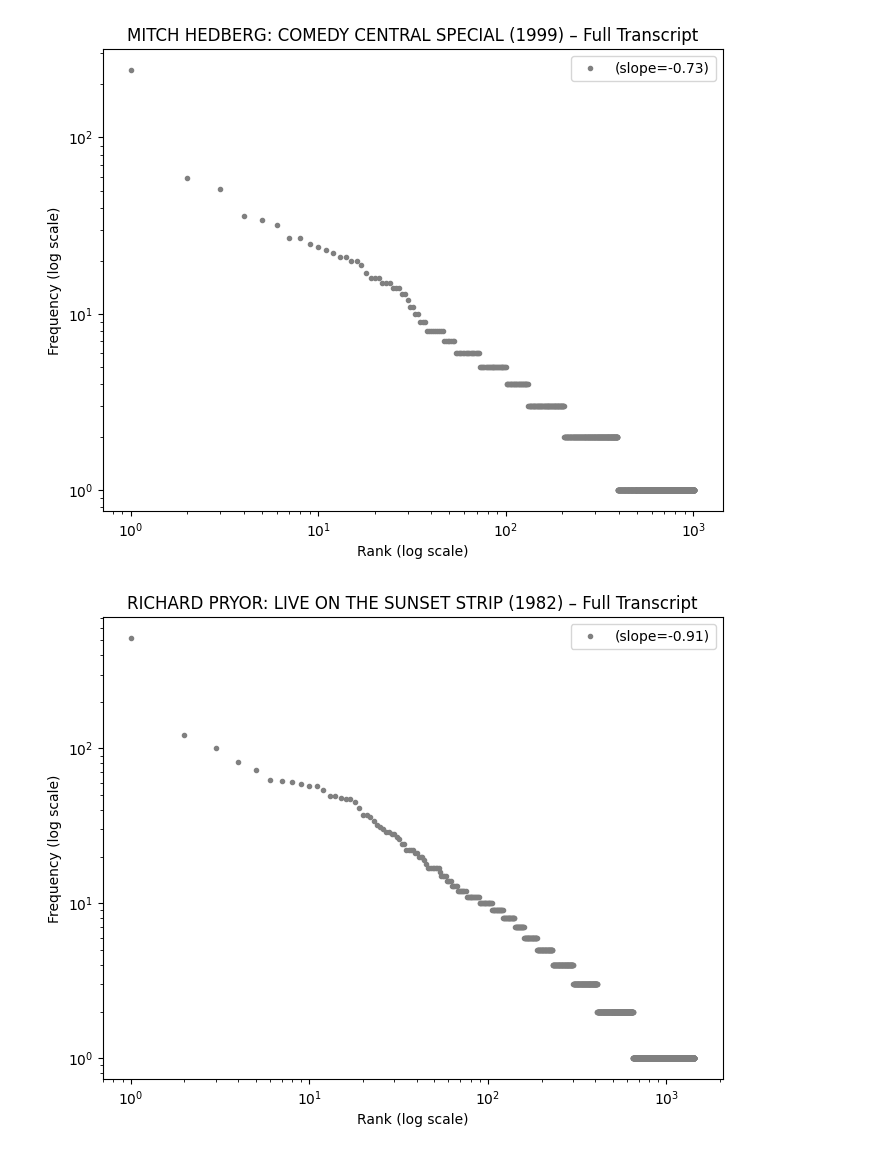
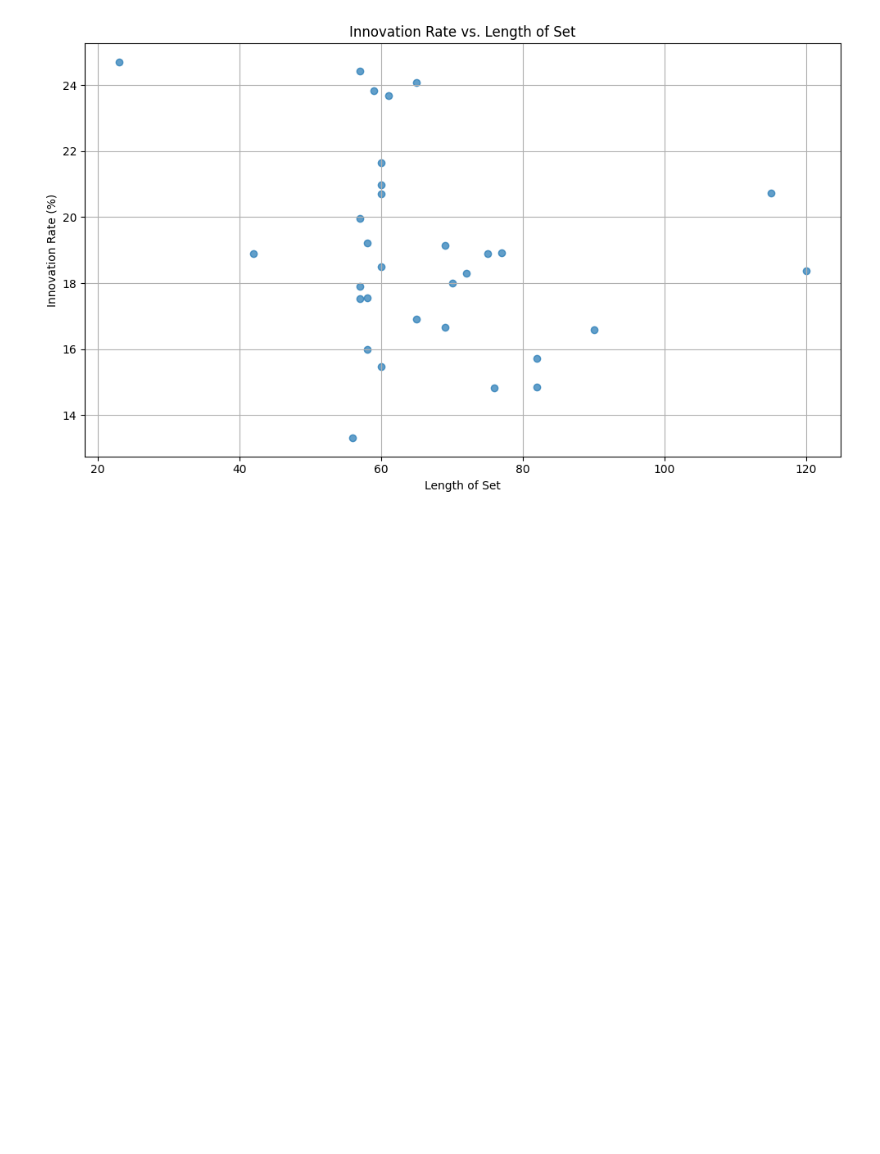
Before and after one commit to marobinette/pocs, a Jupyter notebook: project/data_functions.ipynb, the cells around one changed output. Drawn from its saved outputs; the diff is of its cells as text; code cells hidden in the pictures; blank space fills up the shorter version.

Commit message:
plot innovation rate against set length

```diff
--- a/project/data_functions.ipynb
+++ b/project/data_functions.ipynb
@@ -13,19 +13,10 @@ from scipy.stats import linregress
 download('punkt')
 download('stopwords')
 
-url = 'https://raw.githubusercontent.com/marobinette/pocs/main/project/comedy_data_latest.csv'
+url = 'https://raw.githubusercontent.com/marobinette/pocs/main/project/comedy_data_10_26.csv'
 
-# Reading the CSV file from the URL
 df = pd.read_csv(url)
-
-# Check the columns in the dataframe
-print(df.columns)
-
-# Assuming the correct columns are 'title', 'length', and 'transcript'
 df = df[['title', 'length', 'transcript']]
-
-# Display the first few rows
-print(df.head())
 
 def export_comedian_word_data(word_data, comedian):
     """
@@ -59,7 +50,7 @@ def get_word_data(words):
 
     return word_data
 
-def tokenize_words(text, remove_stop_wprds = False):
+def tokenize_words(text, remove_stop_words = False):
     """
     Tokenizes the text into words, with an option to remove stopwords.
 
@@ -76,7 +67,7 @@ def tokenize_words(text, remove_stop_wprds = False):
     tokenizer = RegexpTokenizer(r'\w+')
     words = tokenizer.tokenize(text)
 
-    if remove_stop_wprds:
+    if remove_stop_words:
         stop_words = set(stopwords.words('english'))
         words = [word for word in words if word not in stop_words]
 
@@ -97,21 +88,39 @@ def calculate_innovation_rate(words):
     innovation_rate = len(unique_words) / total_words if total_words > 0 else 0
     return innovation_rate
 
-def print_innovation_rate_data(df):
+def get_innovation_rate_data(df):
+    """
+    Returns a DataFrame with title, innovation rate, and length of set for each comedian.
+    """
+    titles = []
+    lengths = []  # Renamed to avoid overwriting
+    innovation_rates = []
+
     for idx, row in df.iterrows():
         title = row['title']
+        length = row['length']  # Length of the set
         transcript = row['transcript']
 
-        # Tokenize the transcript
-        words = tokenize_words(transcript, remove_stop_wprds=False)
-
-        # Calculate the innovation rate
+        words = tokenize_words(transcript, remove_stop_words=False)
         innovation_rate = calculate_innovation_rate(words) * 100  # Convert to percentage
 
-        # Print the title and innovation rate
-        print(f"Title: {title}")
-        print(f"Innovation Rate: {innovation_rate:.2f}%")
-        print("-" * 40)
+        # Append data to lists
+        titles.append(title)
+        lengths.append(length)
+        innovation_rates.append(innovation_rate)
+
+    # Create a new DataFrame with title, length, and innovation_rate columns
+    innovation_rate_df = pd.DataFrame({
+        'title': titles,
+        'length': lengths,  # Corrected list name here
+        'innovation_rate': innovation_rates
+    })
+
+    return innovation_rate_df
+
+
+    return innovation_rate_df
+
 
 def plot_zipf_distribution(df, title):
     """
@@ -125,7 +134,7 @@ def plot_zipf_distribution(df, title):
     transcript = df[df['title'] == title]['transcript'].values[0]
 
     # Tokenize the words
-    words = tokenize_words(transcript, remove_stop_wprds=True)
+    words = tokenize_words(transcript, remove_stop_words=True)
 
     # Generate word frequency data
     word_data = get_word_data(words)
@@ -150,10 +159,22 @@ def plot_zipf_distribution(df, title):
     plt.legend()
     plt.show()
 
+def plot_innovation_rate(df):
+    plt.figure(figsize=(10, 6))
+    plt.scatter(innovation_rate_df['length'], innovation_rate_df['innovation_rate'], alpha=0.7)
+    plt.xlabel('Length of Set')
+    plt.ylabel('Innovation Rate (%)')
+    plt.title('Innovation Rate vs. Length of Set')
+    plt.grid(True)
+    plt.tight_layout()
+    plt.show()
 
-print_innovation_rate_data(df)
-plot_zipf_distribution(df, 'MITCH HEDBERG: COMEDY CENTRAL SPECIAL (1999) – Full Transcript')
-plot_zipf_distribution(df, 'RICHARD PRYOR: LIVE ON THE SUNSET STRIP (1982) – Full Transcript')
+
+innovation_rate_df = get_innovation_rate_data(df)
+plot_innovation_rate(innovation_rate_df)
+
+# plot_zipf_distribution(df, 'MITCH HEDBERG: COMEDY CENTRAL SPECIAL (1999) – Full Transcript')
+# plot_zipf_distribution(df, 'Tig Notaro: Happy To Be Here (2018) – Full Transcript')
 # %% [output]
 [nltk_data] Downloading package punkt to
 [nltk_data]     /Users/robinwoodfamily/nltk_data...
@@ -181,2 +185 @@ Innovation Rate: 18.00%
-[figure, old version]
+[figure, new version]
-[figure, removed]
```
Also changed, not shown: parts of 1 cell of this notebook.
